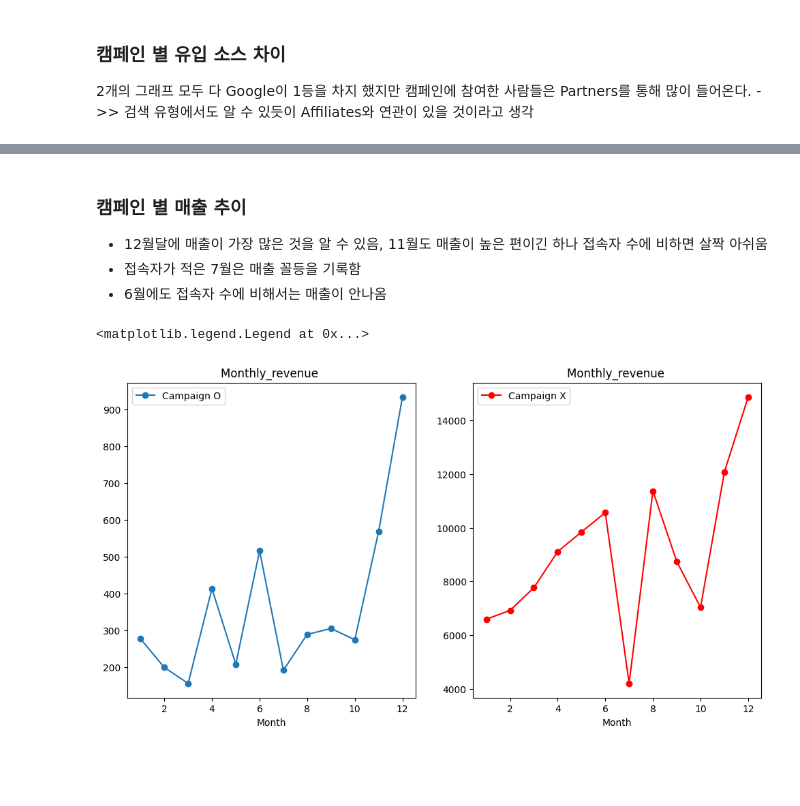
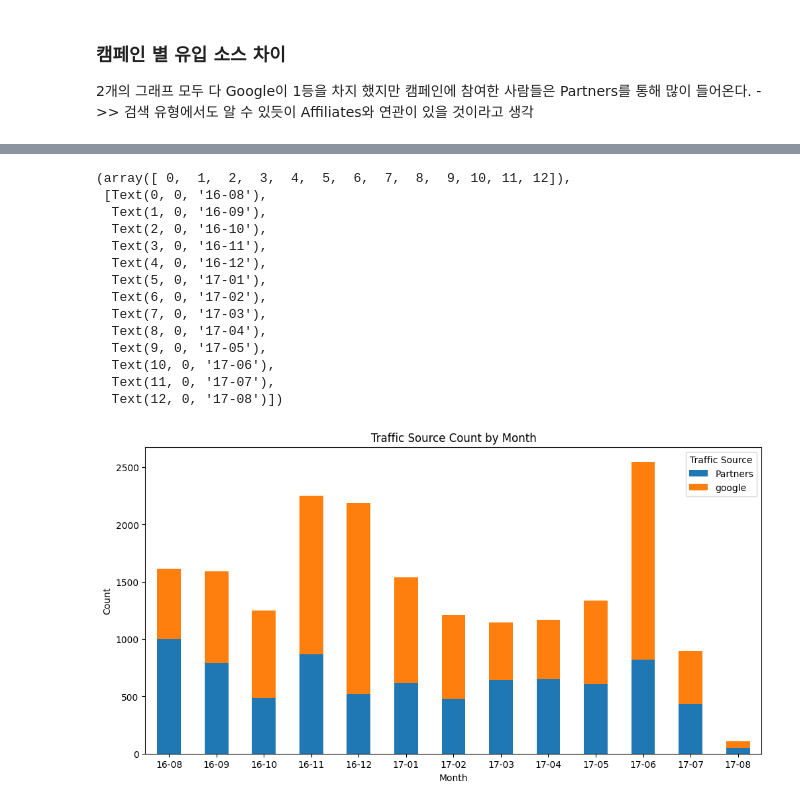
Before and after one commit to eju1019/ipark, a Jupyter notebook: projcet.ipynb, the cells around one changed output, grey strips where cells are left out. Saved outputs shown, nothing was run; the diff lists cells and outputs as text; code cells hidden in the pictures; blank space fills up the shorter version.

```diff
--- a/projcet.ipynb
+++ b/projcet.ipynb
@@ -328,24 +340,25 @@ plt.legend()
-# %% [markdown]
-### 캠페인 별 매출 추이
-   - 12월달에 매출이 가장 많은 것을 알 수 있음,  11월도 매출이 높은 편이긴 하나  접속자 수에 비하면 살짝 아쉬움
-   - 접속자가 적은 7월은 매출 꼴등을 기록함
-   - 6월에도 접속자 수에 비해서는 매출이 안나옴
-# %%
-#캠페인 별 매출 추이
-plt.figure(figsize=(12,6))
-
-plt.subplot(1,2,1)
-df_set.groupby('date_of_Month')['totals_transactionRevenue'].sum().plot(kind='line',label='Campaign O' ,marker='o')
-plt.title('Monthly_revenue ')
-plt.xlabel('Month')
-plt.legend()
-
-
-plt.subplot(1,2,2)
-df_not_set.groupby('date_of_Month')['totals_transactionRevenue'].sum().plot(kind='line',label='Campaign X',color='red', marker='o')
-plt.title('Monthly_revenue ')
-plt.xlabel('Month')
-plt.legend()
-# %% [output]
-<matplotlib.legend.Legend at 0x...>
-[figure, removed]
+# %%
+
+df_set_Month_traffic=df_set.groupby('date_of_Month')['trafficSource_source'].value_counts().unstack(fill_value=0)
+df_set_Month_traffic.plot(kind='bar',stacked=True,figsize=(12,6))
+plt.title('Traffic Source Count by Month')
+plt.xlabel('Month')
+plt.ylabel('Count')
+plt.legend(title='Traffic Source')
+plt.xticks(rotation=0)
+# %% [output]
+(array([ 0,  1,  2,  3,  4,  5,  6,  7,  8,  9, 10, 11, 12]),
+ [Text(0, 0, '16-08'),
+  Text(1, 0, '16-09'),
+  Text(2, 0, '16-10'),
+  Text(3, 0, '16-11'),
+  Text(4, 0, '16-12'),
+  Text(5, 0, '17-01'),
+  Text(6, 0, '17-02'),
+  Text(7, 0, '17-03'),
+  Text(8, 0, '17-04'),
+  Text(9, 0, '17-05'),
+  Text(10, 0, '17-06'),
+  Text(11, 0, '17-07'),
+  Text(12, 0, '17-08')])
+[figure, added]
```
Also changed, not shown: parts of 14 cells of this notebook.
